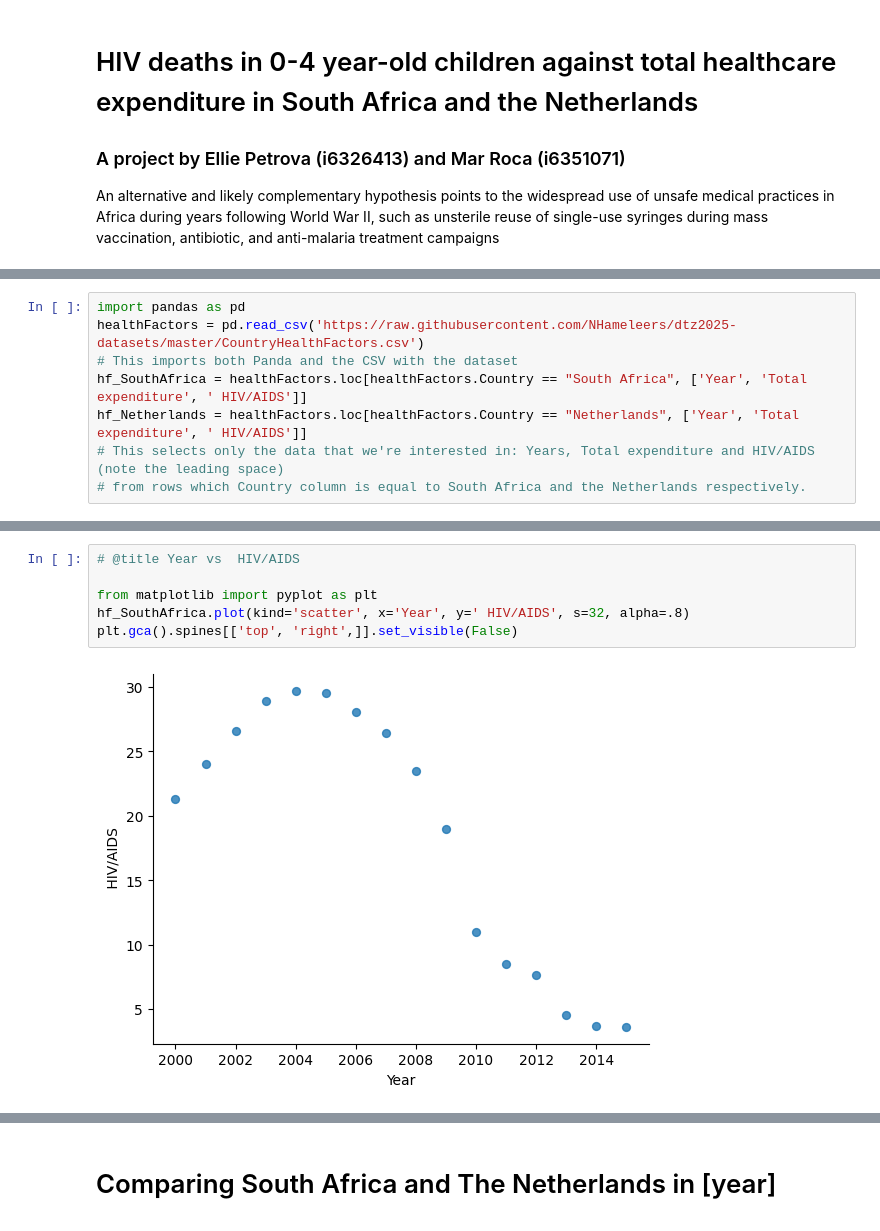
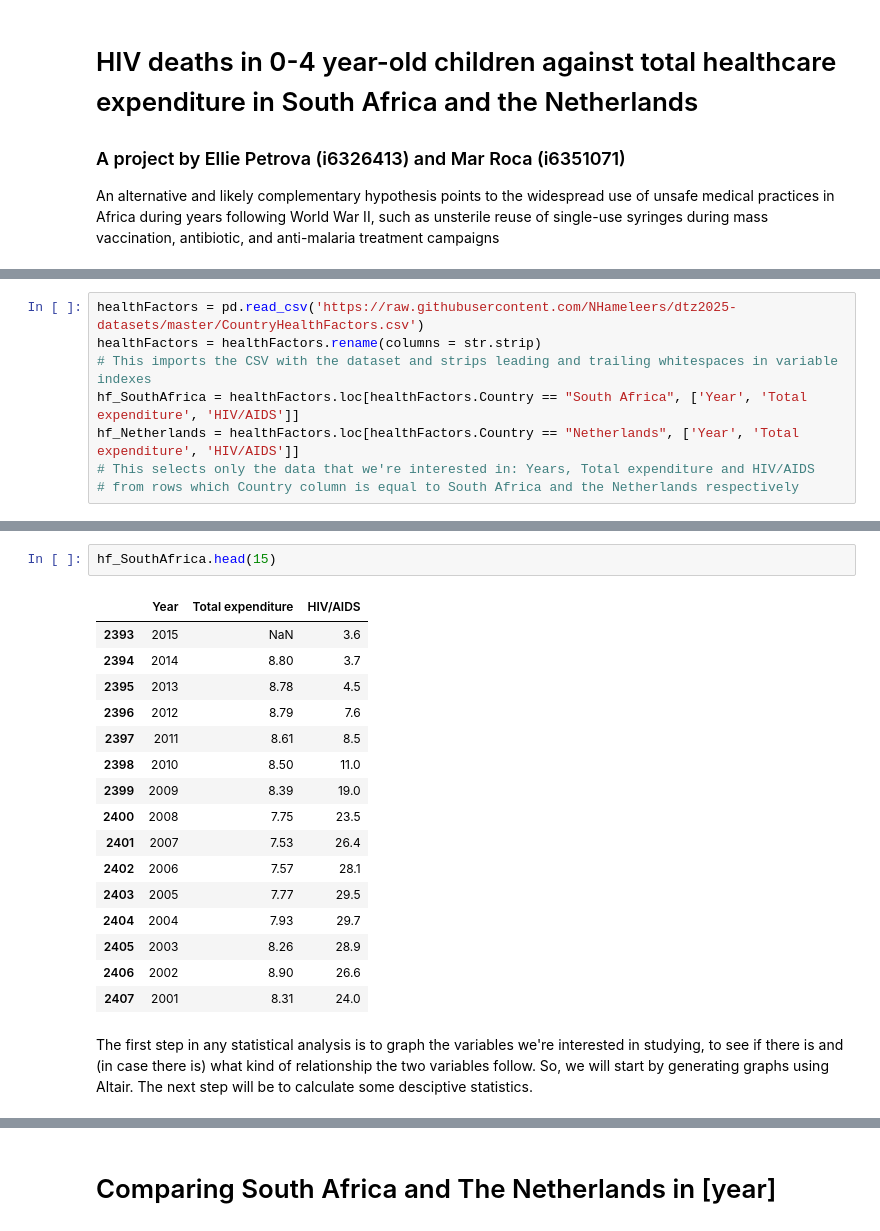
Before and after one commit to Peiprjs/voila, a Jupyter notebook: HIV_Deaths_VS_Total_expenditure.ipynb, the cells around one changed output, grey strips where cells are left out. Drawn from its saved outputs; the diff is of its cells as text.

```diff
--- a/HIV_Deaths_VS_Total_expenditure.ipynb
+++ b/HIV_Deaths_VS_Total_expenditure.ipynb
@@ -7,9 +18,9 @@ An alternative and likely complementary hypothesis points to the widespread use
 # %%
-import pandas as pd
 healthFactors = pd.read_csv('https://raw.githubusercontent.com/NHameleers/dtz2025-datasets/master/CountryHealthFactors.csv')
-# This imports both Panda and the CSV with the dataset
-hf_SouthAfrica = healthFactors.loc[healthFactors.Country == "South Africa", ['Year', 'Total expenditure', ' HIV/AIDS']]
-hf_Netherlands = healthFactors.loc[healthFactors.Country == "Netherlands", ['Year', 'Total expenditure', ' HIV/AIDS']]
-# This selects only the data that we're interested in: Years, Total expenditure and HIV/AIDS (note the leading space)
-# from rows which Country column is equal to South Africa and the Netherlands respectively.
+healthFactors = healthFactors.rename(columns = str.strip)
+# This imports the CSV with the dataset and strips leading and trailing whitespaces in variable indexes
+hf_SouthAfrica = healthFactors.loc[healthFactors.Country == "South Africa", ['Year', 'Total expenditure', 'HIV/AIDS']]
+hf_Netherlands = healthFactors.loc[healthFactors.Country == "Netherlands", ['Year', 'Total expenditure', 'HIV/AIDS']]
+# This selects only the data that we're interested in: Years, Total expenditure and HIV/AIDS
+# from rows which Country column is equal to South Africa and the Netherlands respectively
 # %%
@@ -53,8 +36,22 @@ plt.gca().spines[['top', 'right',]].set_visible(False)
-# %%
-# @title Year vs  HIV/AIDS
-
-from matplotlib import pyplot as plt
-hf_SouthAfrica.plot(kind='scatter', x='Year', y=' HIV/AIDS', s=32, alpha=.8)
-plt.gca().spines[['top', 'right',]].set_visible(False)
-# %% [output]
-[figure, removed]
+# %%
+hf_SouthAfrica.head(15)
+# %% [output]
+|  | Year | Total expenditure | HIV/AIDS |
+| 2393 | 2015 | NaN | 3.6 |
+| 2394 | 2014 | 8.80 | 3.7 |
+| 2395 | 2013 | 8.78 | 4.5 |
+| 2396 | 2012 | 8.79 | 7.6 |
+| 2397 | 2011 | 8.61 | 8.5 |
+| 2398 | 2010 | 8.50 | 11.0 |
+| 2399 | 2009 | 8.39 | 19.0 |
+| 2400 | 2008 | 7.75 | 23.5 |
+| 2401 | 2007 | 7.53 | 26.4 |
+| 2402 | 2006 | 7.57 | 28.1 |
+| 2403 | 2005 | 7.77 | 29.5 |
+| 2404 | 2004 | 7.93 | 29.7 |
+| 2405 | 2003 | 8.26 | 28.9 |
+| 2406 | 2002 | 8.90 | 26.6 |
+| 2407 | 2001 | 8.31 | 24.0 |
+# %% [markdown]
+The first step in any statistical analysis is to graph the variables we're interested in studying, to see if there is and (in case there is) what kind of relationship the two variables follow.
+So, we will start by generating graphs using Altair. The next step will be to calculate some desciptive statistics.
```
Also changed, not shown: parts of 13 cells of this notebook.
